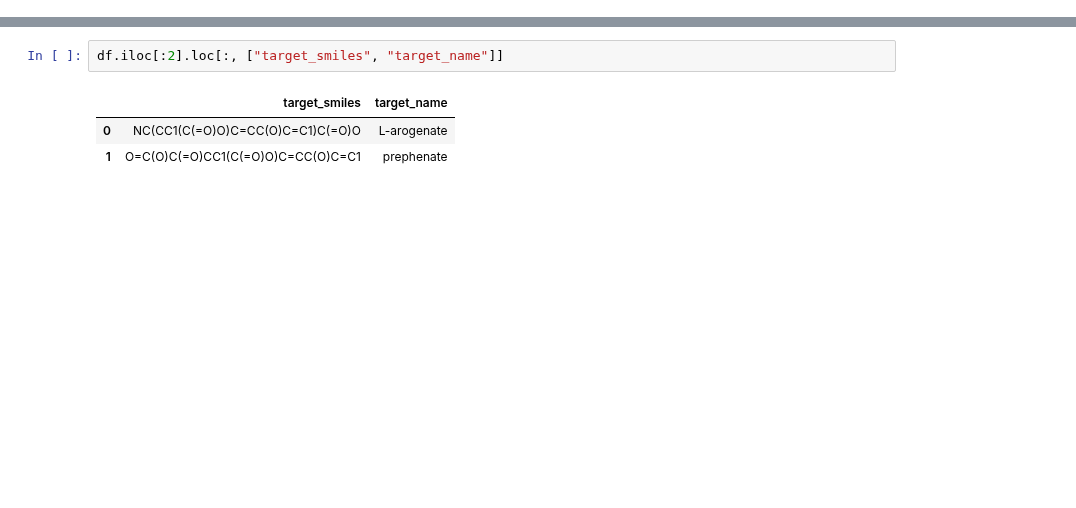
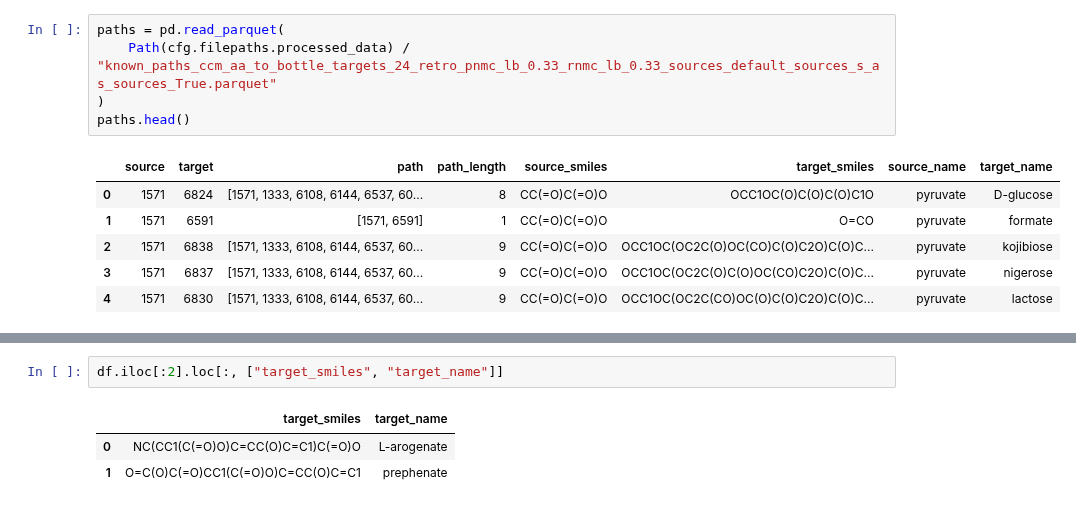
Before and after one commit to stefanpate/krxns, a Jupyter notebook: notebooks/examine_known_paths.ipynb, the cells around one changed output, grey strips where cells are left out. Saved outputs shown, nothing was run; the diff lists cells and outputs as text; blank space fills up the shorter version.

```diff
--- a/notebooks/known_paths_qty_c.ipynb
+++ b/notebooks/examine_known_paths.ipynb
@@ -131,3 +68,15 @@ paths.head()
+# %%
+paths = pd.read_parquet(
+    Path(cfg.filepaths.processed_data) / "known_paths_ccm_aa_to_bottle_targets_24_retro_pnmc_lb_0.33_rnmc_lb_0.33_sources_default_sources_s_as_sources_True.parquet"
+)
+paths.head()
+# %% [output]
+|  | source | target | path | path_length | source_smiles | target_smiles | source_name | target_name |
+| 0 | 1571 | 6824 | [1571, 1333, 6108, 6144, 6537, 60... | 8 | CC(=O)C(=O)O | OCC1OC(O)C(O)C(O)C1O | pyruvate | D-glucose |
+| 1 | 1571 | 6591 | [1571, 6591] | 1 | CC(=O)C(=O)O | O=CO | pyruvate | formate |
+| 2 | 1571 | 6838 | [1571, 1333, 6108, 6144, 6537, 60... | 9 | CC(=O)C(=O)O | OCC1OC(OC2C(O)OC(CO)C(O)C2O)C(O)C... | pyruvate | kojibiose |
+| 3 | 1571 | 6837 | [1571, 1333, 6108, 6144, 6537, 60... | 9 | CC(=O)C(=O)O | OCC1OC(OC2C(O)C(O)OC(CO)C2O)C(O)C... | pyruvate | nigerose |
+| 4 | 1571 | 6830 | [1571, 1333, 6108, 6144, 6537, 60... | 9 | CC(=O)C(=O)O | OCC1OC(OC2C(CO)OC(O)C(O)C2O)C(O)C... | pyruvate | lactose |
 # %%
 paths.sort_values(by="path_length", ascending=True, inplace=True)
 print(f"# quarternary carbon compounds reached form CCM: {len(paths["target"].unique())}")
```
Also changed, not shown: parts of 20 cells of this notebook, 5 other files.
